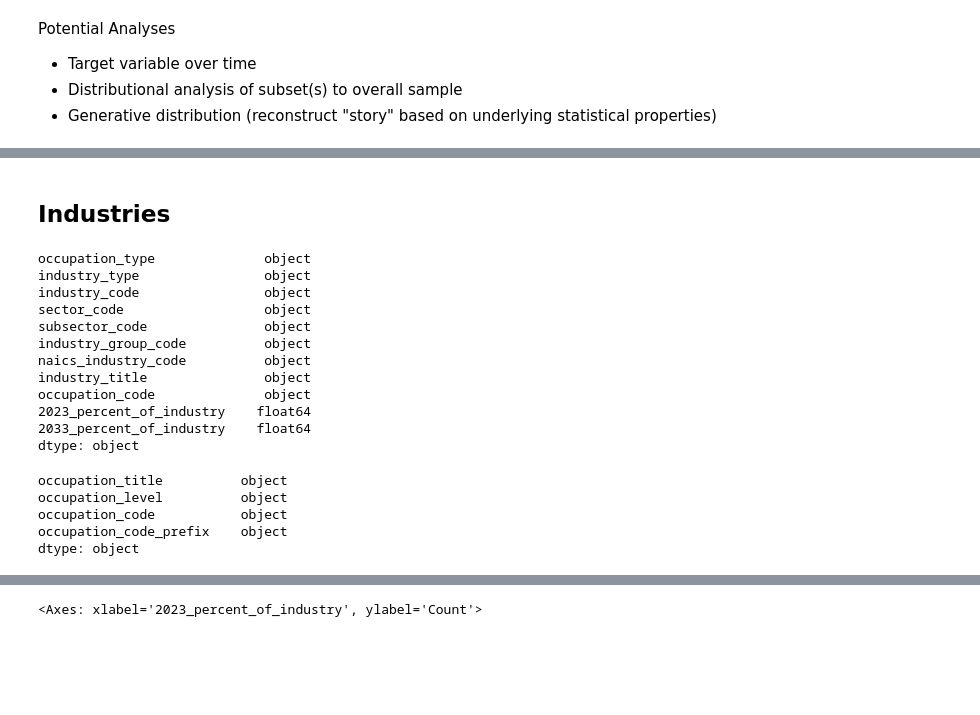
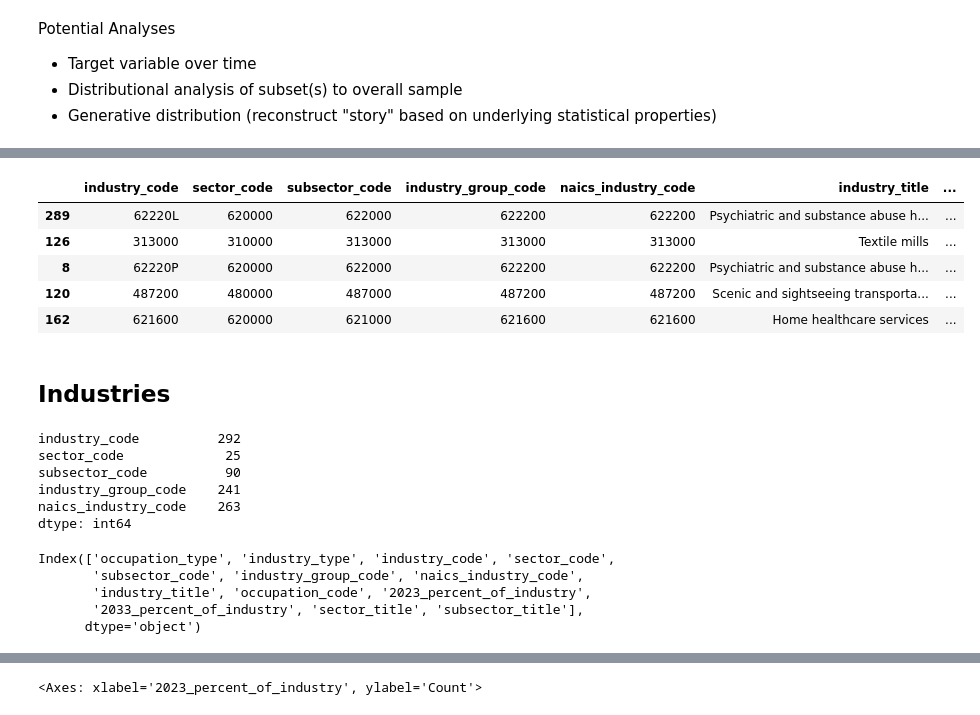
Before and after one commit to jcanedy/retrainability-index, a Jupyter notebook: notebooks/analyze_index_data.ipynb, the cells around one changed output, grey strips where cells are left out. Drawn from its saved outputs; the diff is of its cells as text; code cells hidden in the pictures; blank space fills up the shorter version.

```diff
--- a/notebooks/analyze_index_data.ipynb
+++ b/notebooks/analyze_index_data.ipynb
@@ -12,29 +27,24 @@ import numpy as np
+# %%
+df_rti_industries.sample(5)
+# %% [output]
+|  | industry_code | sector_code | subsector_code | industry_group_code | naics_industry_code | industry_title | ... |
+| 289 | 62220L | 620000 | 622000 | 622200 | 622200 | Psychiatric and substance abuse h... | ... |
+| 126 | 313000 | 310000 | 313000 | 313000 | 313000 | Textile mills | ... |
+| 8 | 62220P | 620000 | 622000 | 622200 | 622200 | Psychiatric and substance abuse h... | ... |
+| 120 | 487200 | 480000 | 487000 | 487200 | 487200 | Scenic and sightseeing transporta... | ... |
+| 162 | 621600 | 620000 | 621000 | 621600 | 621600 | Home healthcare services | ... |
 # %% [markdown]
 ## Industries
 # %%
 df_industries = pd.read_parquet("../data/processed/industries/industries.parquet")
 df_occupations = pd.read_parquet("../data/processed/occupations/occupations.parquet")
-# %%
-df_industries.dtypes
-# %% [output]
-occupation_type              object
-industry_type                object
-industry_code                object
-sector_code                  object
-subsector_code               object
-industry_group_code          object
-naics_industry_code          object
-industry_title               object
-occupation_code              object
-2023_percent_of_industry    float64
-2033_percent_of_industry    float64
-dtype: object
-# %%
-df_occupations.dtypes
-# %% [output]
-occupation_title          object
-occupation_level          object
-occupation_code           object
-occupation_code_prefix    object
-dtype: object
+# %%
+df_industries[["industry_code", "sector_code", "subsector_code", "industry_group_code", "naics_industry_code"]].nunique()
+# %% [output]
+industry_code          292
+sector_code             25
+subsector_code          90
+industry_group_code    241
+naics_industry_code    263
+dtype: int64
 # %%
@@ -41,0 +52,8 @@ df_industry_occupations = df_industries.merge(df_occupations, on="occupation_cod
+# %%
+df_industries.columns
+# %% [output]
+Index(['occupation_type', 'industry_type', 'industry_code', 'sector_code',
+       'subsector_code', 'industry_group_code', 'naics_industry_code',
+       'industry_title', 'occupation_code', '2023_percent_of_industry',
+       '2033_percent_of_industry', 'sector_title', 'subsector_title'],
+      dtype='object')
```
Also changed, not shown: parts of 12 cells of this notebook, 4 other files.
